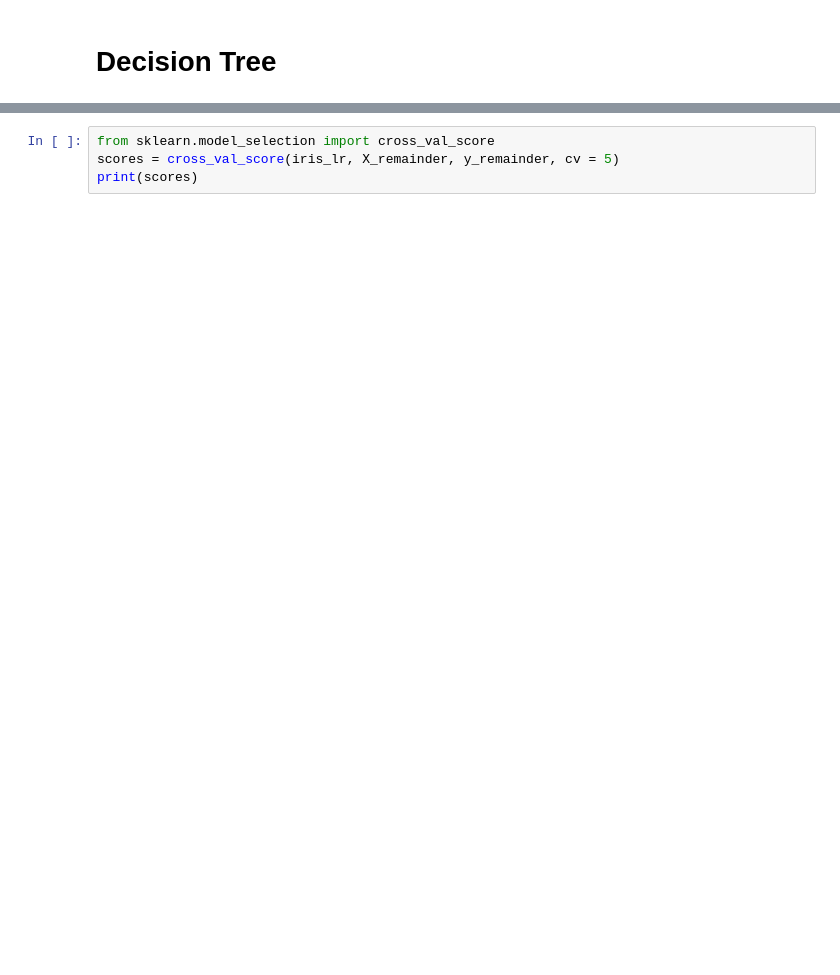
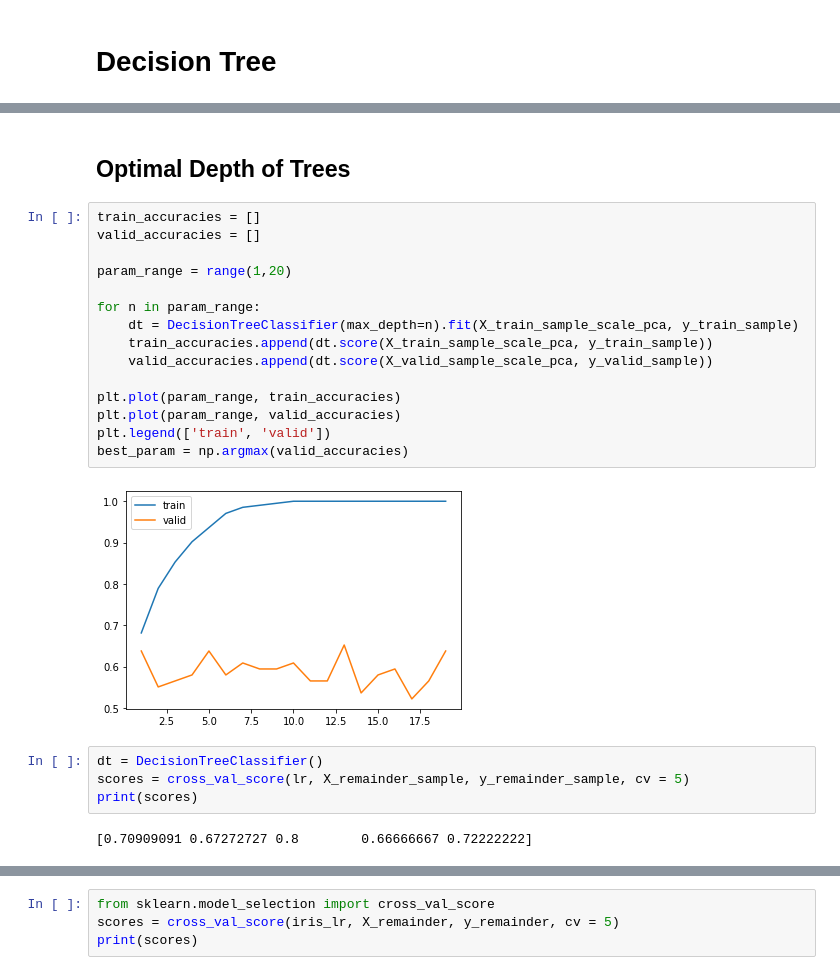
Before and after one commit to alireza-alizadegan/Hotel-Review, a Jupyter notebook: Modeling .ipynb, the cells around one changed output, grey strips where cells are left out. Drawn from its saved outputs; the diff is of its cells as text; blank space fills up the shorter version.

```diff
--- a/Modeling .ipynb
+++ b/Modeling .ipynb
@@ -302,0 +306,25 @@ print(timeit.timeit())
+# %% [markdown]
+## Optimal Depth of Trees
+# %%
+train_accuracies = []
+valid_accuracies = []
+
+param_range = range(1,20)
+
+for n in param_range:
+    dt = DecisionTreeClassifier(max_depth=n).fit(X_train_sample_scale_pca, y_train_sample)
+    train_accuracies.append(dt.score(X_train_sample_scale_pca, y_train_sample))
+    valid_accuracies.append(dt.score(X_valid_sample_scale_pca, y_valid_sample))
+
+plt.plot(param_range, train_accuracies)
+plt.plot(param_range, valid_accuracies)
+plt.legend(['train', 'valid'])
+best_param = np.argmax(valid_accuracies)
+# %% [output]
+[figure, added]
+# %%
+dt = DecisionTreeClassifier()
+scores = cross_val_score(lr, X_remainder_sample, y_remainder_sample, cv = 5)
+print(scores)
+# %% [output]
+[0.70909091 0.67272727 0.8        0.66666667 0.72222222]
```
Also changed, not shown: parts of 15 cells of this notebook.
